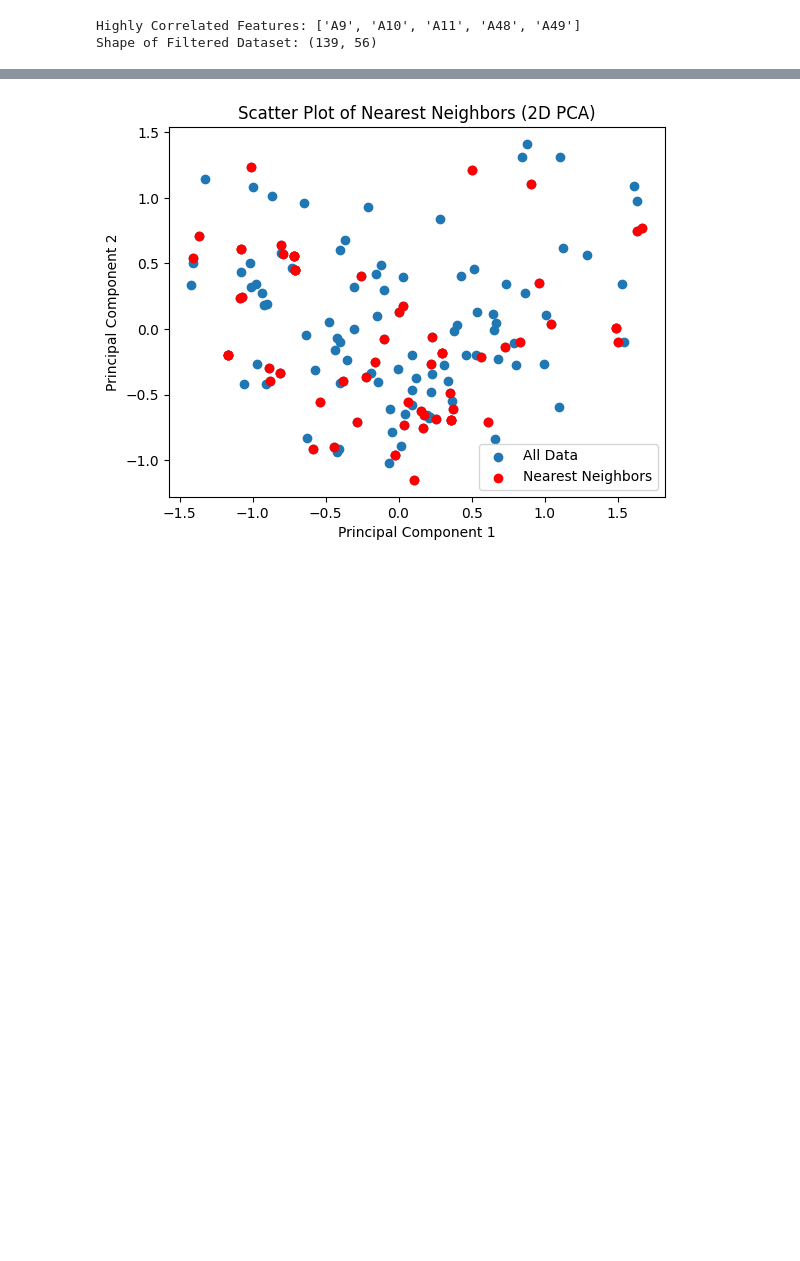
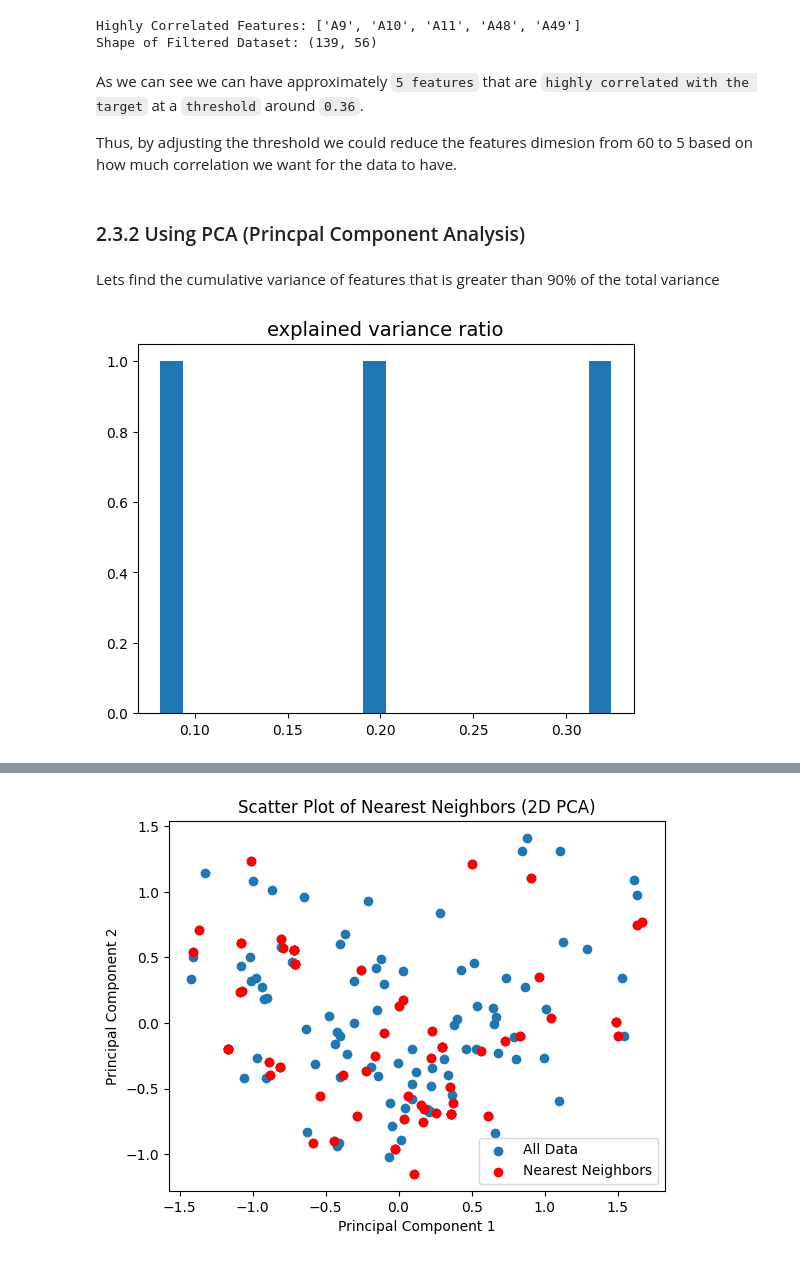
Before and after one commit to rjosh003-CS/Data-Mining-coursework, a Jupyter notebook: DM_Coursework_part_1.ipynb, the cells around one changed output, grey strips where cells are left out. Cells and saved outputs as stored; diff of their text form; code cells hidden in the pictures; blank space fills up the shorter version.

```diff
--- a/DM_Coursework_part_1.ipynb
+++ b/DM_Coursework_part_1.ipynb
@@ -751,3 +763,17 @@ print("Shape of Filtered Dataset:", train_data_filtered.shape)
 # %% [output]
 Highly Correlated Features: ['A9', 'A10', 'A11', 'A48', 'A49']
 Shape of Filtered Dataset: (139, 56)
+# %% [markdown]
+As we can see we can have approximately `5 features` that are `highly correlated with the target` at a `threshold` around `0.36`.
+
+Thus, by adjusting the threshold we could reduce the features dimesion from 60 to 5 based on how much correlation we want for the data to have.
+# %% [markdown]
+### 2.3.2 Using PCA (Princpal Component Analysis)
+# %% [markdown]
+Lets find the cumulative variance of features that is greater than 90% of the total variance
+# %%
+plt.hist(pca.explained_variance_ratio_, bins = 20)
+plt.title("explained variance ratio", fontsize = 14)
+plt.show()
+# %% [output]
+[figure, added]
```
Also changed, not shown: parts of 44 cells of this notebook.
